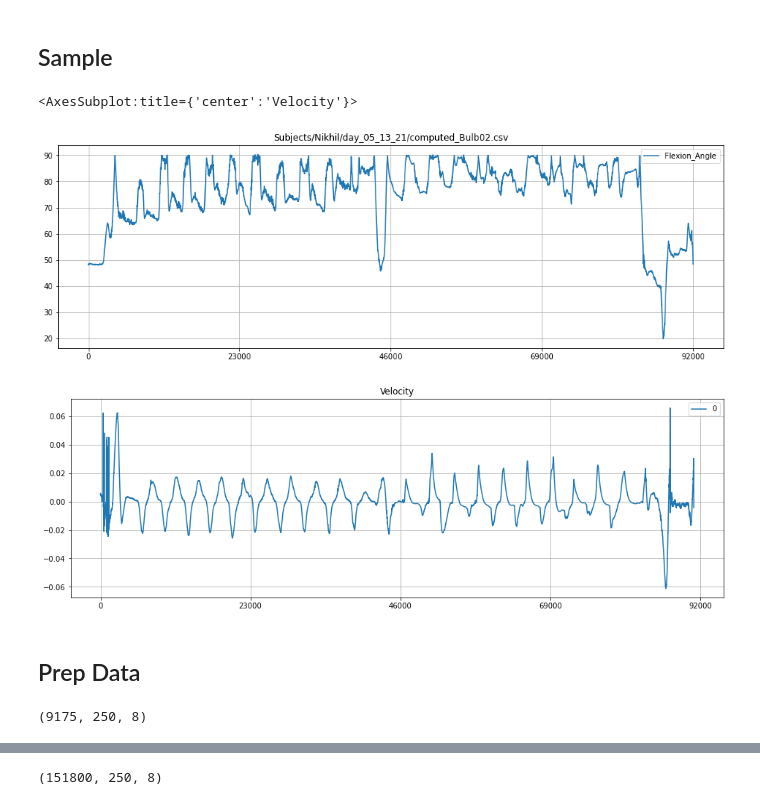
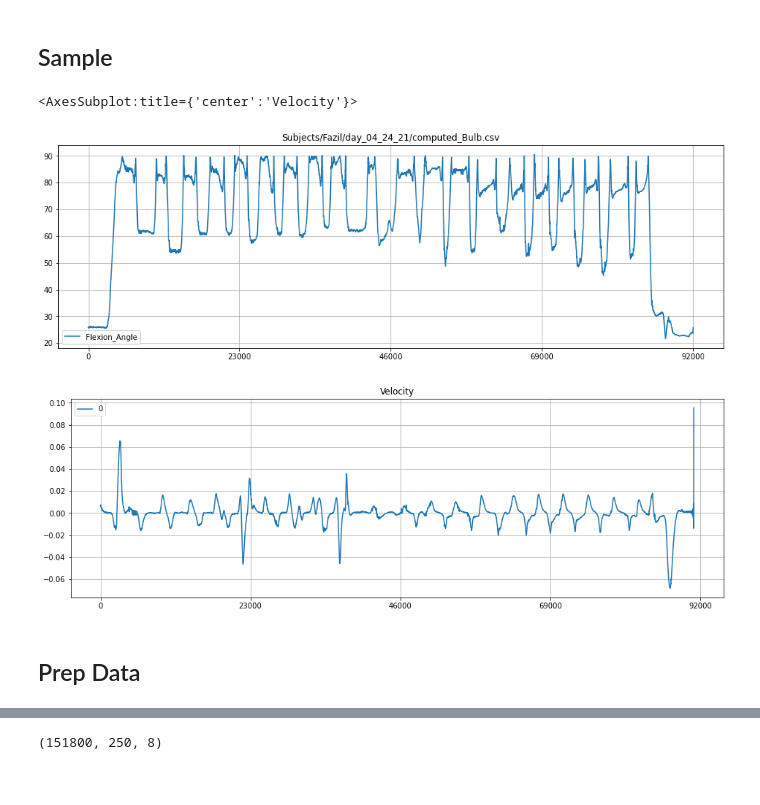
Before and after one commit to fazildgr8/wrist_control_CNN_AWEAR, a Jupyter notebook: Wrist_Angles_regression.ipynb, the cells around one changed output, grey strips where cells are left out. Cells and saved outputs as stored; diff of their text form; code cells hidden in the pictures.

```diff
--- a/Wrist_Angles_regression.ipynb
+++ b/Wrist_Angles_regression.ipynb
@@ -15,30 +15,25 @@ from pickle import load
 # %% [markdown]
 ## Sample
 # %%
-file = 'Subjects/Nikhil/day_05_13_21/computed_Bulb02.csv'
+file = 'Subjects/Fazil/day_04_24_21/computed_Bulb.csv'
 emg_labels = ['EMG1','EMG2','EMG3','EMG4','EMG5','EMG6','EMG7','EMG8']
 angle_lables = ['Flexion_Angle'] # 'Pronation_Angle','Flexion_Angle',  'Radial_Angle','Elbow_Joint_Angle'
 df = pd.read_csv(file,index_col=0)
 df[angle_lables].plot(figsize=(16,5),title=file,grid=True,xticks=np.linspace(0,len(df),5))
 
 arr = np.diff([0]+list(df['Pronation_Angle']))
 # arr = arr/df.index
 b,a = signal.butter(1, 1,fs=2000)
 arr = signal.lfilter(b, a,arr)
 pd.DataFrame(arr[1000:]).plot(figsize=(16,5),title='Velocity',grid=True,xticks=np.linspace(0,len(df),5))
 # %% [output]
 <AxesSubplot:title={'center':'Velocity'}>
-[figure, old version]
+[figure, new version]
-[figure, old version]
+[figure, new version]
 # %% [markdown]
 ## Prep Data
 # %%
 window = 250
-# %%
-X, y = prep_data_velocity(df,window,interval=10,Normalize=False,rms=False,angle_label ='Pronation_Angle')
-X.shape
-# %% [output]
-(9175, 250, 8)
 # %%
 files = []
 subjects = ['Fazil/day_04_24_21','Nikhil/day_05_13_21'] #'Fazil/day_04_14_21'
```
Also changed, not shown: parts of 13 cells of this notebook, 1 other file.
